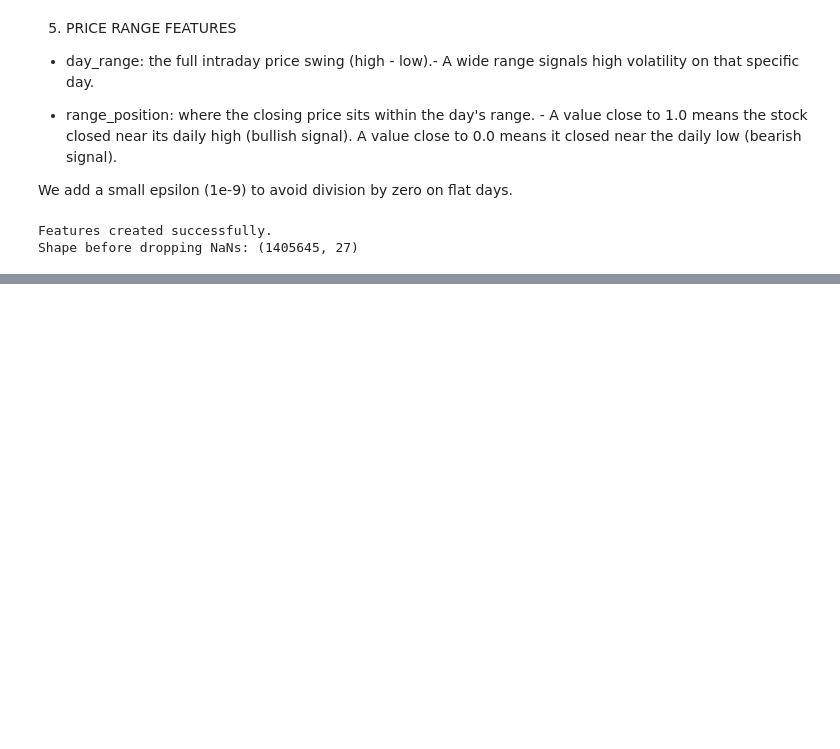
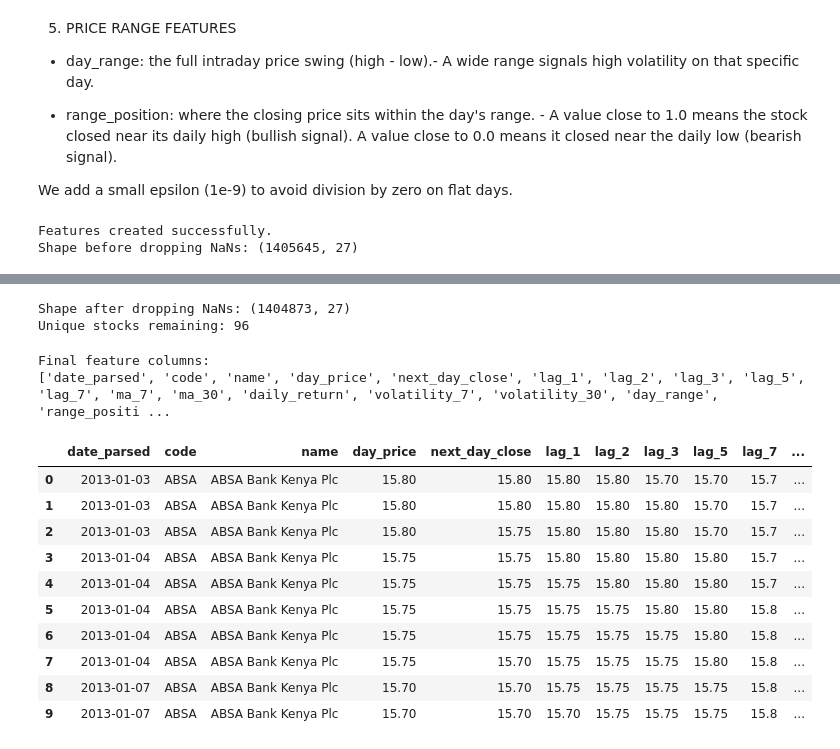
Before and after one commit to Assesa44/Stock-Market-Prediction, a Jupyter notebook: notebooks/business_understanding.ipynb, the cells around one changed output, grey strips where cells are left out. Saved outputs shown, nothing was run; the diff lists cells and outputs as text; code cells hidden in the pictures; blank space fills up the shorter version.

```diff
--- a/notebooks/business_understanding.ipynb
+++ b/notebooks/business_understanding.ipynb
@@ -1261,0 +1281,41 @@ Shape before dropping NaNs: (1405645, 27)
+# %%
+# Columns that must not be NaN for training
+critical_cols = ['next_day_close', 'lag_1', 'lag_2', 'lag_3',
+                 'lag_5', 'lag_7', 'ma_7', 'ma_30',
+                 'daily_return', 'volatility_7', 'volatility_30',
+                 'day_range', 'range_position']
+
+features_df = features_df.dropna(subset=critical_cols).reset_index(drop=True)
+
+print(f"Shape after dropping NaNs: {features_df.shape}")
+print(f"Unique stocks remaining: {features_df['code'].nunique()}")
+# %% [output]
+Shape after dropping NaNs: (1404873, 27)
+Unique stocks remaining: 96
+# %%
+# Inspect the final feature columns and a sample
+
+feature_cols = ['date_parsed', 'code', 'name', 'day_price', 'next_day_close',
+                'lag_1', 'lag_2', 'lag_3', 'lag_5', 'lag_7',
+                'ma_7', 'ma_30', 'daily_return', 'volatility_7',
+                'volatility_30', 'day_range', 'range_position', 'volume']
+
+print("Final feature columns:")
+print(feature_cols)
+print()
+
+features_df[feature_cols].head(10)
+# %% [output]
+Final feature columns:
+['date_parsed', 'code', 'name', 'day_price', 'next_day_close', 'lag_1', 'lag_2', 'lag_3', 'lag_5', 'lag_7', 'ma_7', 'ma_30', 'daily_return', 'volatility_7', 'volatility_30', 'day_range', 'range_positi ...
+|  | date_parsed | code | name | day_price | next_day_close | lag_1 | lag_2 | lag_3 | lag_5 | lag_7 | ... |
+| 0 | 2013-01-03 | ABSA | ABSA Bank Kenya Plc | 15.80 | 15.80 | 15.80 | 15.80 | 15.70 | 15.70 | 15.7 | ... |
+| 1 | 2013-01-03 | ABSA | ABSA Bank Kenya Plc | 15.80 | 15.80 | 15.80 | 15.80 | 15.80 | 15.70 | 15.7 | ... |
+| 2 | 2013-01-03 | ABSA | ABSA Bank Kenya Plc | 15.80 | 15.75 | 15.80 | 15.80 | 15.80 | 15.70 | 15.7 | ... |
+| 3 | 2013-01-04 | ABSA | ABSA Bank Kenya Plc | 15.75 | 15.75 | 15.80 | 15.80 | 15.80 | 15.80 | 15.7 | ... |
+| 4 | 2013-01-04 | ABSA | ABSA Bank Kenya Plc | 15.75 | 15.75 | 15.75 | 15.80 | 15.80 | 15.80 | 15.7 | ... |
+| 5 | 2013-01-04 | ABSA | ABSA Bank Kenya Plc | 15.75 | 15.75 | 15.75 | 15.75 | 15.80 | 15.80 | 15.8 | ... |
+| 6 | 2013-01-04 | ABSA | ABSA Bank Kenya Plc | 15.75 | 15.75 | 15.75 | 15.75 | 15.75 | 15.80 | 15.8 | ... |
+| 7 | 2013-01-04 | ABSA | ABSA Bank Kenya Plc | 15.75 | 15.70 | 15.75 | 15.75 | 15.75 | 15.80 | 15.8 | ... |
+| 8 | 2013-01-07 | ABSA | ABSA Bank Kenya Plc | 15.70 | 15.70 | 15.75 | 15.75 | 15.75 | 15.75 | 15.8 | ... |
+| 9 | 2013-01-07 | ABSA | ABSA Bank Kenya Plc | 15.70 | 15.70 | 15.70 | 15.75 | 15.75 | 15.75 | 15.8 | ... |
```
Also changed, not shown: parts of 5 cells of this notebook.
